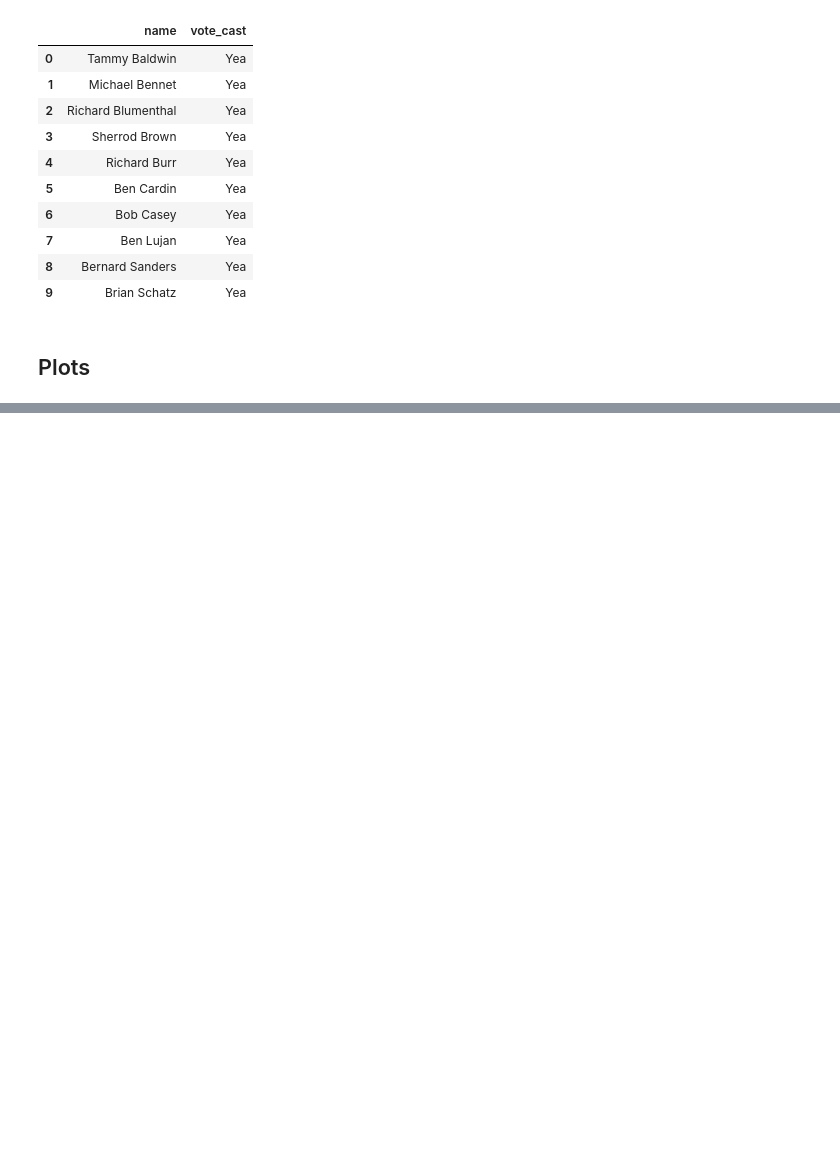
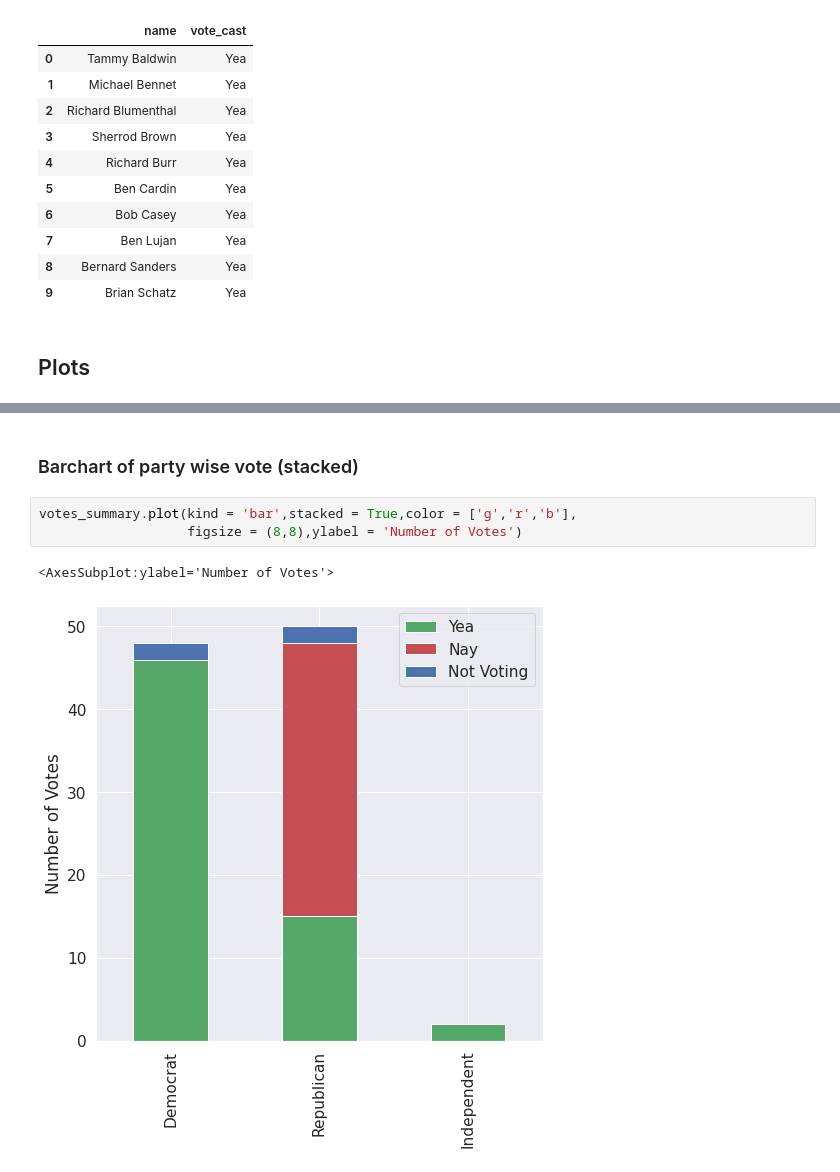
Before and after one commit to jishnujp/US_senate_roll_call, a Jupyter notebook: voteSummary.ipynb, the cells around one changed output, grey strips where cells are left out. Drawn from its saved outputs; the diff is of its cells as text; blank space fills up the shorter version.

```diff
--- a/voteSummary.ipynb
+++ b/voteSummary.ipynb
@@ -162,0 +174,8 @@ display(names.loc[(names.name.str.contains('B')) & (names.vote_cast == 'Yea')].r
+# %% [markdown]
+### Barchart of party wise vote (stacked)
+# %%
+votes_summary.plot(kind = 'bar',stacked = True,color = ['g','r','b'],
+                   figsize = (8,8),ylabel = 'Number of Votes')
+# %% [output]
+<AxesSubplot:ylabel='Number of Votes'>
+[figure, added]
```
Also changed, not shown: parts of 10 cells of this notebook.
